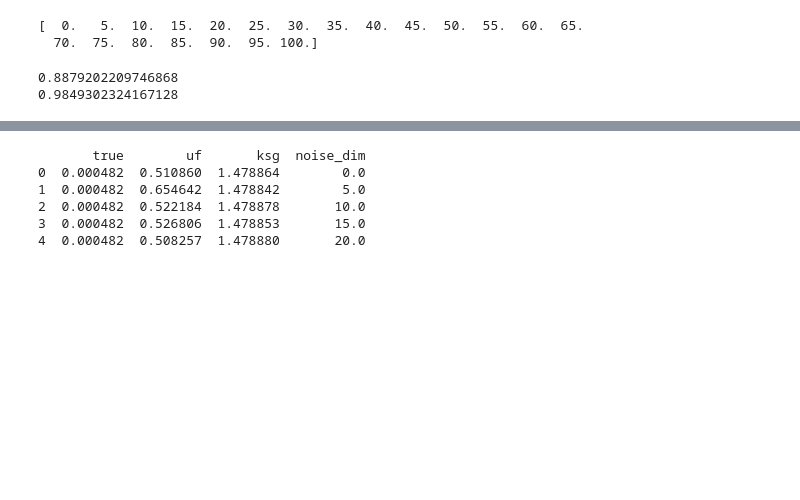
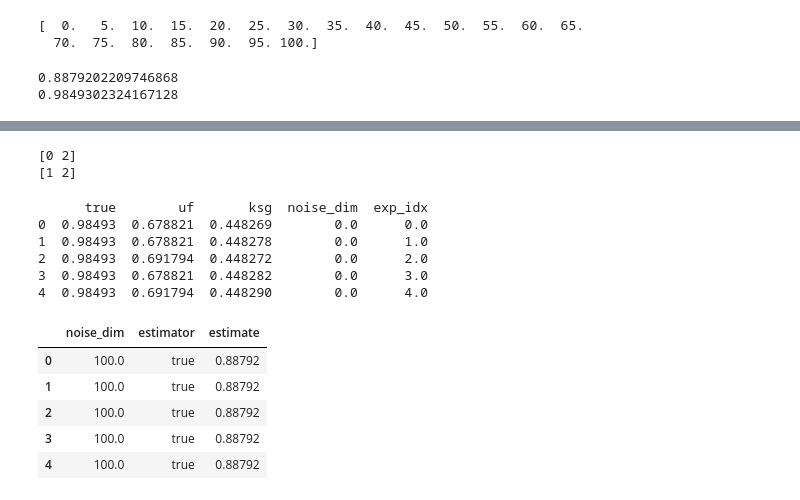
Before and after one commit to neurodata/treeple, a Jupyter notebook: experiments/plotting_cmi_analysis.ipynb, the cells around one changed output, grey strips where cells are left out. Saved outputs shown, nothing was run; the diff lists cells and outputs as text; code cells hidden in the pictures; blank space fills up the shorter version.

```diff
--- a/experiments/plotting_cmi_analysis.ipynb
+++ b/experiments/plotting_cmi_analysis.ipynb
@@ -555,14 +797,21 @@ for idx in tqdm(range(len(noise_dims_grid))):
+# %%
+geo_ksg_cmi = mutual_info_ksg(
+    Y, Z, X, nn_estimator=est, norm="max", n_jobs=n_jobs, k=k_ratio, verbose=False
+)
+# %% [output]
+[0 2]
+[1 2]
 # %%
 result_df = pd.DataFrame(
-    np.vstack((true_mis, uf_ksg_mis, ksg_mis, noise_dims_grid)).T,
-    columns=["true", "uf", "ksg", "noise_dim"],
+    np.vstack((true_mis, uf_ksg_mis, ksg_mis, noise_list, exp_idx)).T,
+    columns=["true", "uf", "ksg", "noise_dim", "exp_idx"],
 )
 
 print(result_df.head())
 # %% [output]
-       true        uf       ksg  noise_dim
-0  0.000482  0.510860  1.478864        0.0
-1  0.000482  0.654642  1.478842        5.0
-2  0.000482  0.522184  1.478878       10.0
-3  0.000482  0.526806  1.478853       15.0
-4  0.000482  0.508257  1.478880       20.0
+      true        uf       ksg  noise_dim  exp_idx
+0  0.98493  0.678821  0.448269        0.0      0.0
+1  0.98493  0.678821  0.448278        0.0      1.0
+2  0.98493  0.691794  0.448272        0.0      2.0
+3  0.98493  0.678821  0.448282        0.0      3.0
+4  0.98493  0.691794  0.448290        0.0      4.0
@@ -568,0 +824,17 @@ print(result_df.head())
+# %%
+df = pd.melt(
+    result_df,
+    id_vars="noise_dim",
+    var_name="estimator",
+    value_vars=["true", "uf", "ksg"],
+    value_name="estimate",
+)
+
+display(df.head())
+# %% [output]
+|  | noise_dim | estimator | estimate |
+| 0 | 100.0 | true | 0.88792 |
+| 1 | 100.0 | true | 0.88792 |
+| 2 | 100.0 | true | 0.88792 |
+| 3 | 100.0 | true | 0.88792 |
+| 4 | 100.0 | true | 0.88792 |
```
Also changed, not shown: parts of 7 cells of this notebook, 8 other files.
